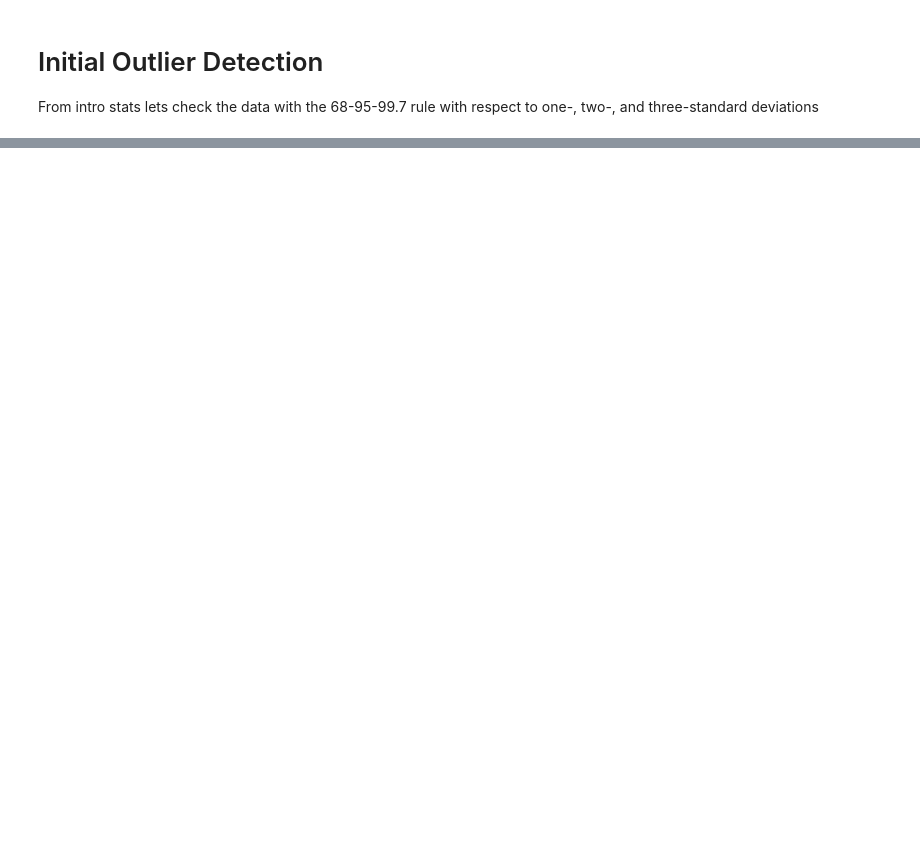
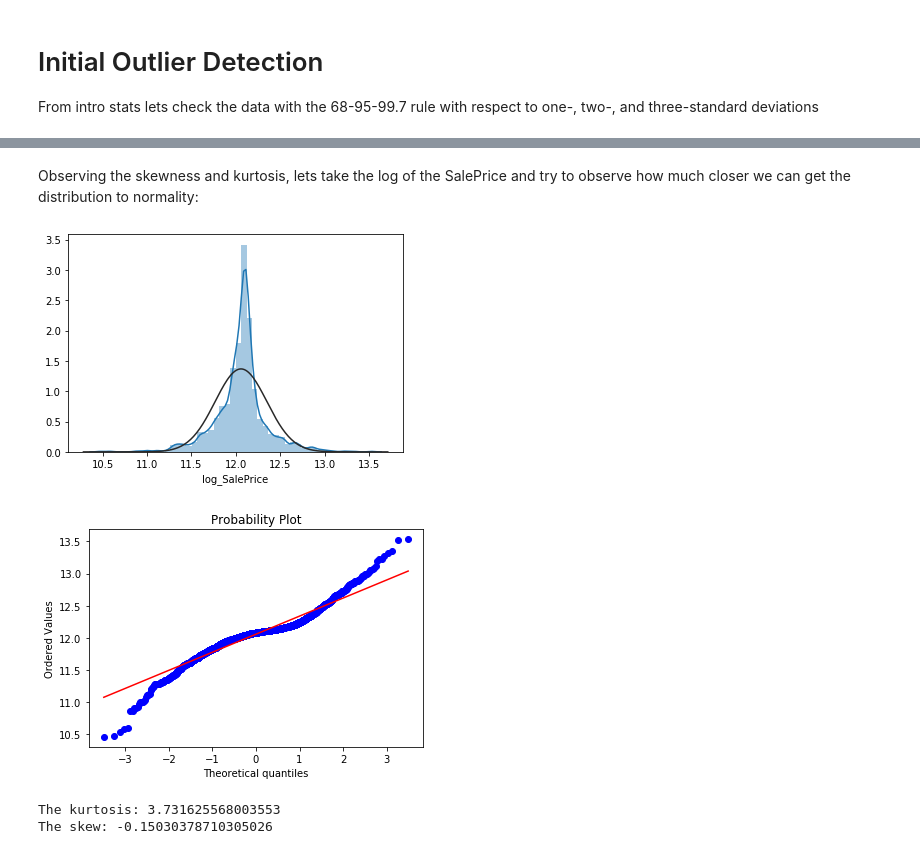
Before and after one commit to ChrisMattSam/cuanto_cuesta_casa, a Jupyter notebook: house_prices_jupyter.ipynb, the cells around one changed output, grey strips where cells are left out. Cells and saved outputs as stored; diff of their text form; code cells hidden in the pictures; blank space fills up the shorter version.

```diff
--- a/house_prices_jupyter.ipynb
+++ b/house_prices_jupyter.ipynb
@@ -64,0 +85,10 @@ To retain most of our observations, we subset the data on records within 2 stand
+# %% [markdown]
+Observing the skewness and kurtosis, lets take the log of the SalePrice and try to observe how much closer we can get the distribution to normality:
+# %%
+df['log_SalePrice'] = np.log(df['SalePrice'])
+check_skew_kurtosis(df,'log_SalePrice')
+# %% [output]
+[figure, added]
+[figure, added]
+The kurtosis: 3.731625568003553
+The skew: -0.15030378710305026
```
Also changed, not shown: parts of 66 cells of this notebook, 2 other files.
